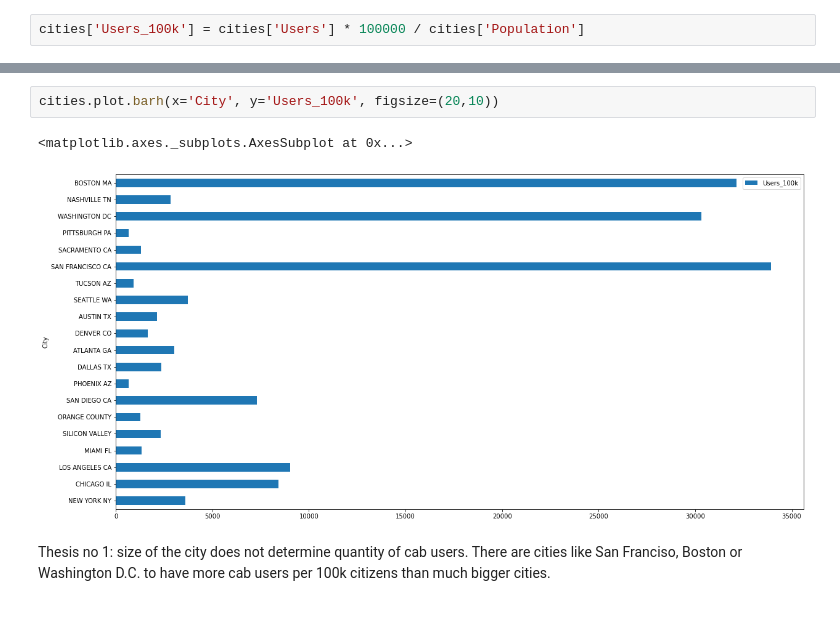
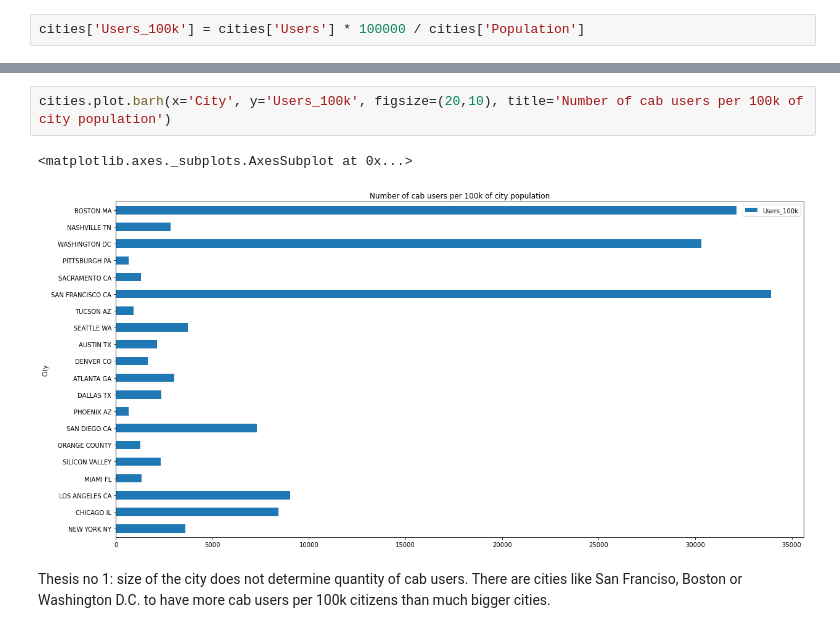
Before and after one commit to DataGlacier/VC, a Jupyter notebook: DataSets-main/EDA notebook.ipynb, the cells around one changed output, grey strips where cells are left out. Drawn from its saved outputs; the diff is of its cells as text.

```diff
--- a/DataSets-main/EDA notebook.ipynb
+++ b/DataSets-main/EDA notebook.ipynb
@@ -133,8 +154,8 @@ cities
 # %%
-cities.plot.barh(x='City', y='Users_100k', figsize=(20,10))
+cities.plot.barh(x='City', y='Users_100k', figsize=(20,10), title='Number of cab users per 100k of city population')
 # %% [output]
 <matplotlib.axes._subplots.AxesSubplot at 0x...>
-[figure, old version]
+[figure, new version]
 # %% [markdown]
 Thesis no 1: size of the city does not determine quantity of cab users.
 There are cities like San Franciso, Boston or Washington D.C. to have more cab users per 100k citizens than much bigger cities.
```
Also changed, not shown: parts of 27 cells of this notebook, 4 other files.
